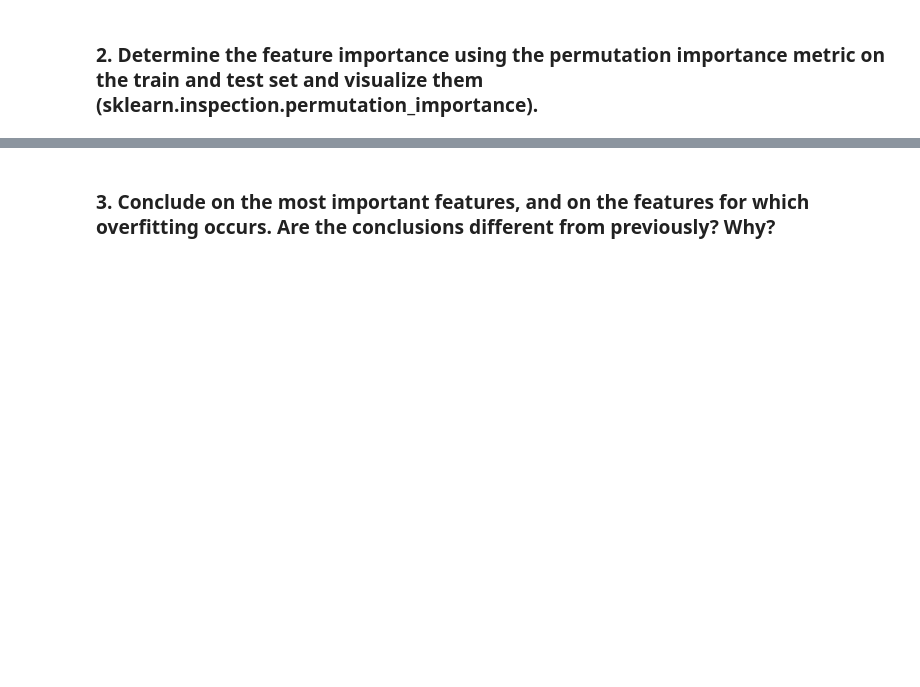
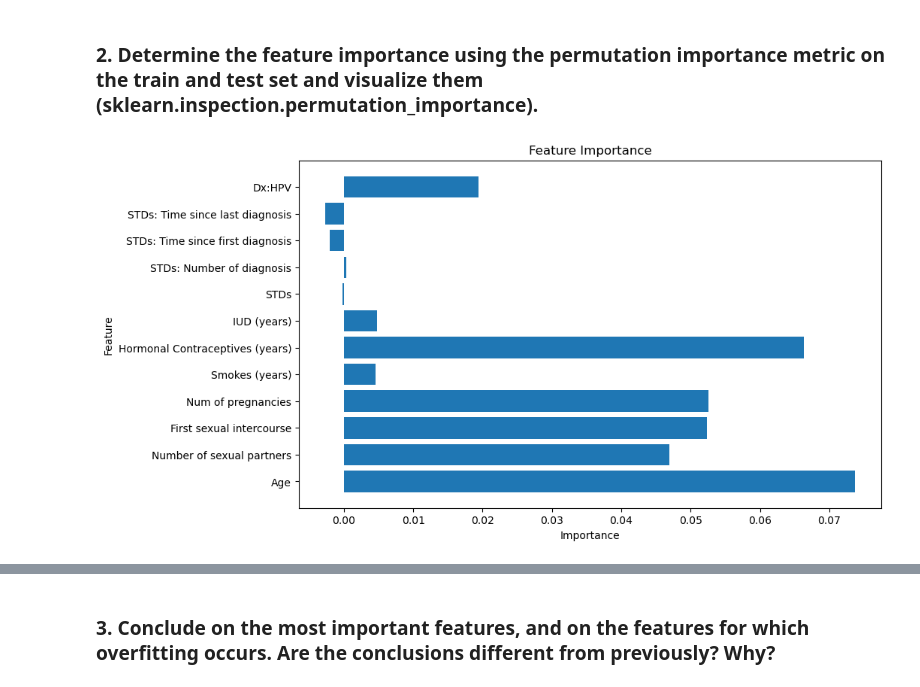
Before and after one commit to nirgoren/biology-hw1, a Jupyter notebook: Homework 1 Interpretable ML.ipynb, the cells around one changed output, grey strips where cells are left out. Saved outputs shown, nothing was run; the diff lists cells and outputs as text; code cells hidden in the pictures; blank space fills up the shorter version.

```diff
--- a/Homework 1 Interpretable ML.ipynb
+++ b/Homework 1 Interpretable ML.ipynb
@@ -489,0 +506,4 @@ Optimize the min_samples_leaf hyperparameter (from 1 to 100) using cross-validat
+# %%
+best_params = {'min_samples_leaf': 5}
+forest = RandomForestClassifier(random_state=42, n_estimators=200, min_samples_leaf=best_params['min_samples_leaf']).fit(X_train, y_train)
+report_performance(forest)
@@ -490,2 +521,19 @@ Optimize the min_samples_leaf hyperparameter (from 1 to 100) using cross-validat
 # %% [markdown]
 ### 2.	Determine the feature importance using the permutation importance metric on the train and test set and visualize them (sklearn.inspection.permutation_importance).
+# %%
+from sklearn.inspection import permutation_importance
+# train_importance = permutation_importance(forest, X_train, y_train)
+train_importance = permutation_importance(forest, X_train, y_train, scoring='roc_auc', random_state=seed)
+import matplotlib.pyplot as plt
+
+feature_names = X_train.columns
+train_importance = train_importance.importances_mean
+
+plt.figure(figsize=(10, 6))
+plt.barh(feature_names, train_importance)
+plt.xlabel('Importance')
+plt.ylabel('Feature')
+plt.title('Feature Importance')
+plt.show()
+# %% [output]
+[figure, added]
```
Also changed, not shown: parts of 11 cells of this notebook.
